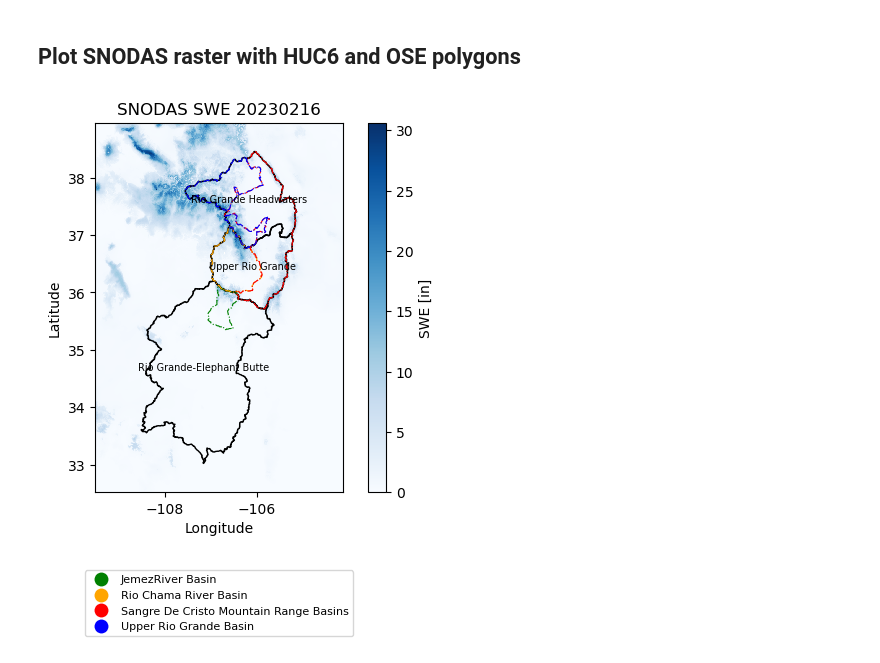
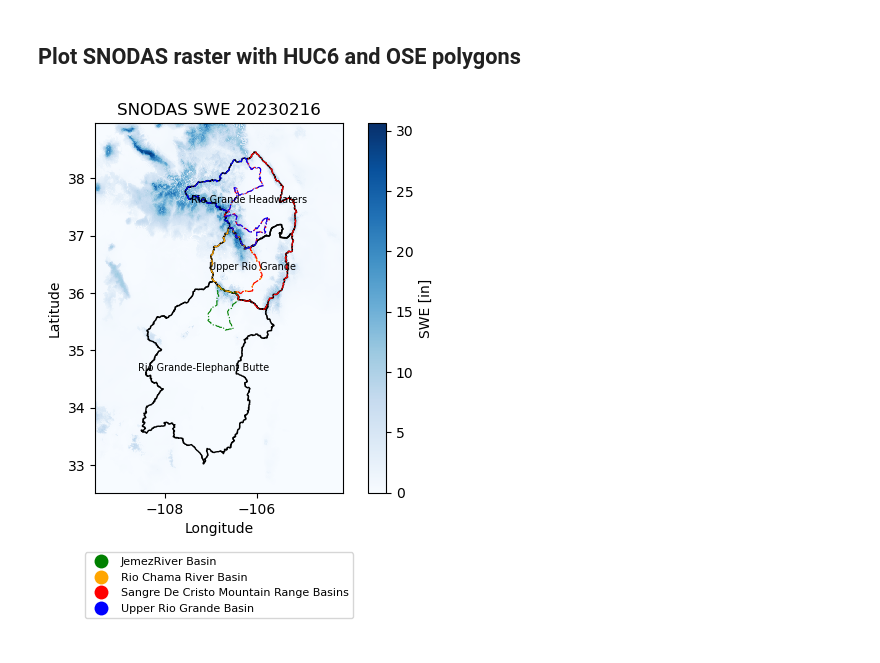
Before and after one commit to max-gersh/SWE-Evaluation-Tool, a Jupyter notebook: logan/plot_snodas.ipynb, the cells around one changed output. Saved outputs shown, nothing was run; the diff lists cells and outputs as text; code cells hidden in the pictures.

```diff
--- a/logan/plot_snodas.ipynb
+++ b/logan/plot_snodas.ipynb
@@ -122,32 +122,32 @@ OSE.plot(column='SubBasin',
 '''
 ## plot with outlined polygons
 ## dotted lines so overlapping boundaries are visible
 
 OSE.plot(column='SubBasin',
          #cmap='turbo',
          cmap = custom_cmap,
          facecolor='none',
          edgecolor=None,
          linewidth=0.8,
          legend=True,
          legend_kwds={'fontsize': 8},
          ax=ax,
          alpha=1,
          linestyle="-.")
 
 
 
 ax.set_title("SNODAS SWE " + date)
 ax.set_axis_on()
 ax.set_xlabel("Longitude")
 ax.set_ylabel("Latitude")
 #ax.set_axis_off()
 legend = ax.get_legend()
 if legend:
-    legend.set_bbox_to_anchor((0.5, -0.3)) # move legend below plot
+    legend.set_bbox_to_anchor((0.5, -0.25)) # move legend below plot
     legend.set_loc("center")
 
 
 plt.show()
 # %% [output]
-[figure, old version]
+[figure, new version]
```
Also changed, not shown: 1 other file.
